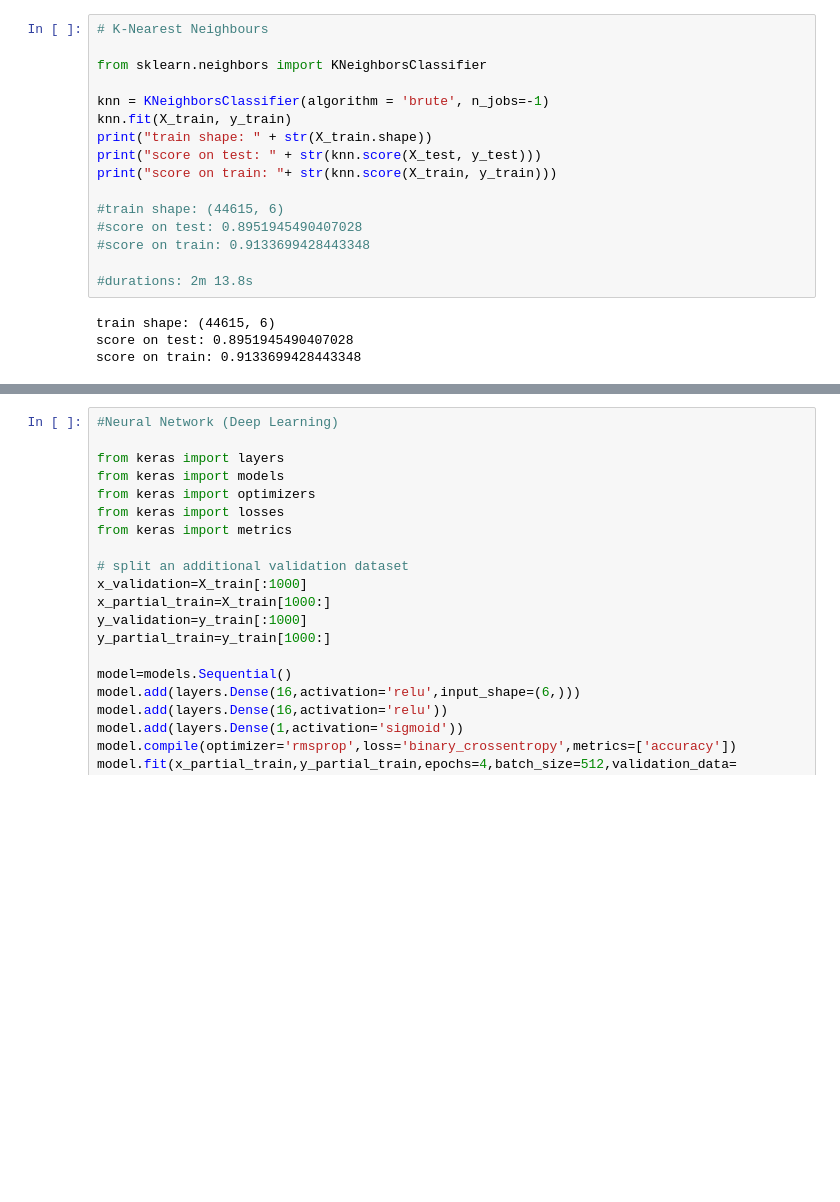
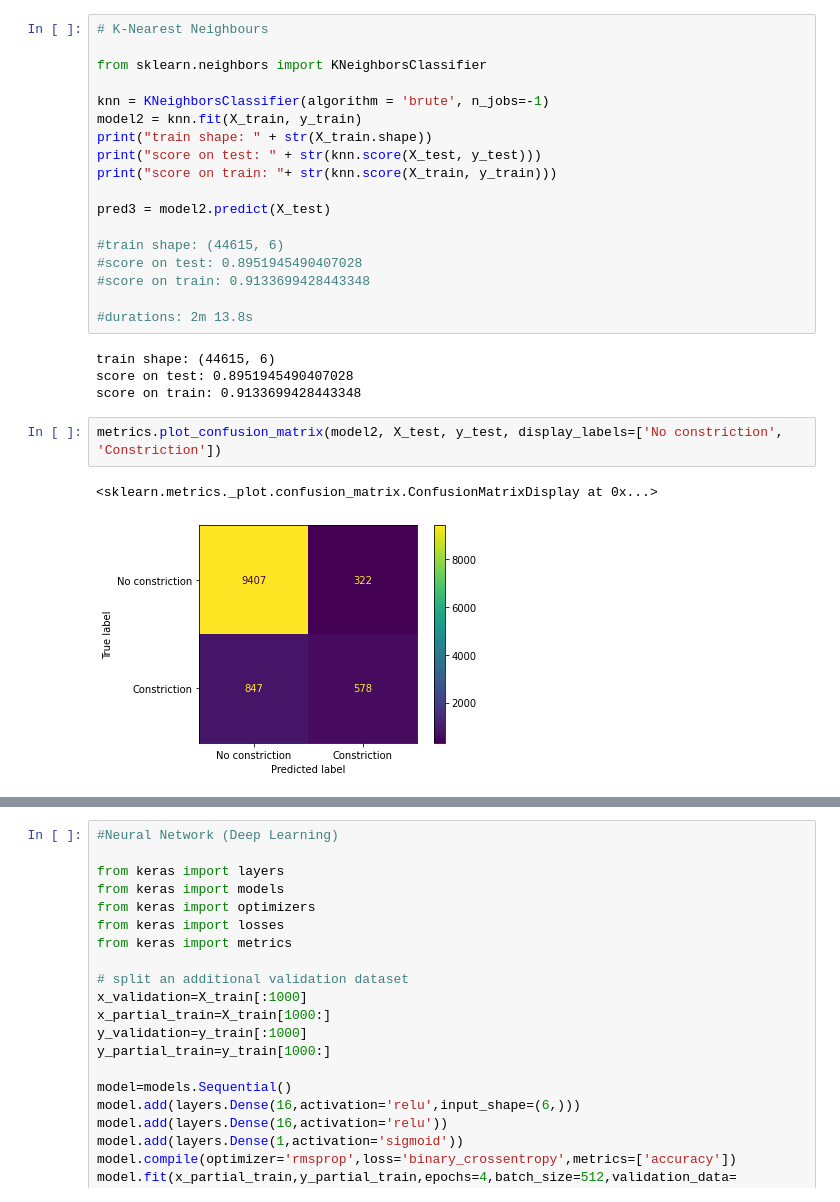
Before and after one commit to Msdot001/Predicting-width-constrictions-during-hot-rolling, a Jupyter notebook: model.ipynb, the cells around one changed output, grey strips where cells are left out. Saved outputs shown, nothing was run; the diff lists cells and outputs as text; blank space fills up the shorter version.

```diff
--- a/model.ipynb
+++ b/model.ipynb
@@ -101,10 +165,12 @@ score on train: 0.8636557211700101
 from sklearn.neighbors import KNeighborsClassifier
 
 knn = KNeighborsClassifier(algorithm = 'brute', n_jobs=-1)
-knn.fit(X_train, y_train)
+model2 = knn.fit(X_train, y_train)
 print("train shape: " + str(X_train.shape))
 print("score on test: " + str(knn.score(X_test, y_test)))
 print("score on train: "+ str(knn.score(X_train, y_train)))
+
+pred3 = model2.predict(X_test)
 
 #train shape: (44615, 6)
 #score on test: 0.8951945490407028
@@ -115,3 +181,8 @@ print("score on train: "+ str(knn.score(X_train, y_train)))
 train shape: (44615, 6)
 score on test: 0.8951945490407028
 score on train: 0.9133699428443348
+# %%
+metrics.plot_confusion_matrix(model2, X_test, y_test, display_labels=['No constriction', 'Constriction'])
+# %% [output]
+<sklearn.metrics._plot.confusion_matrix.ConfusionMatrixDisplay at 0x...>
+[figure, added]
```
Also changed, not shown: parts of 25 cells of this notebook.
